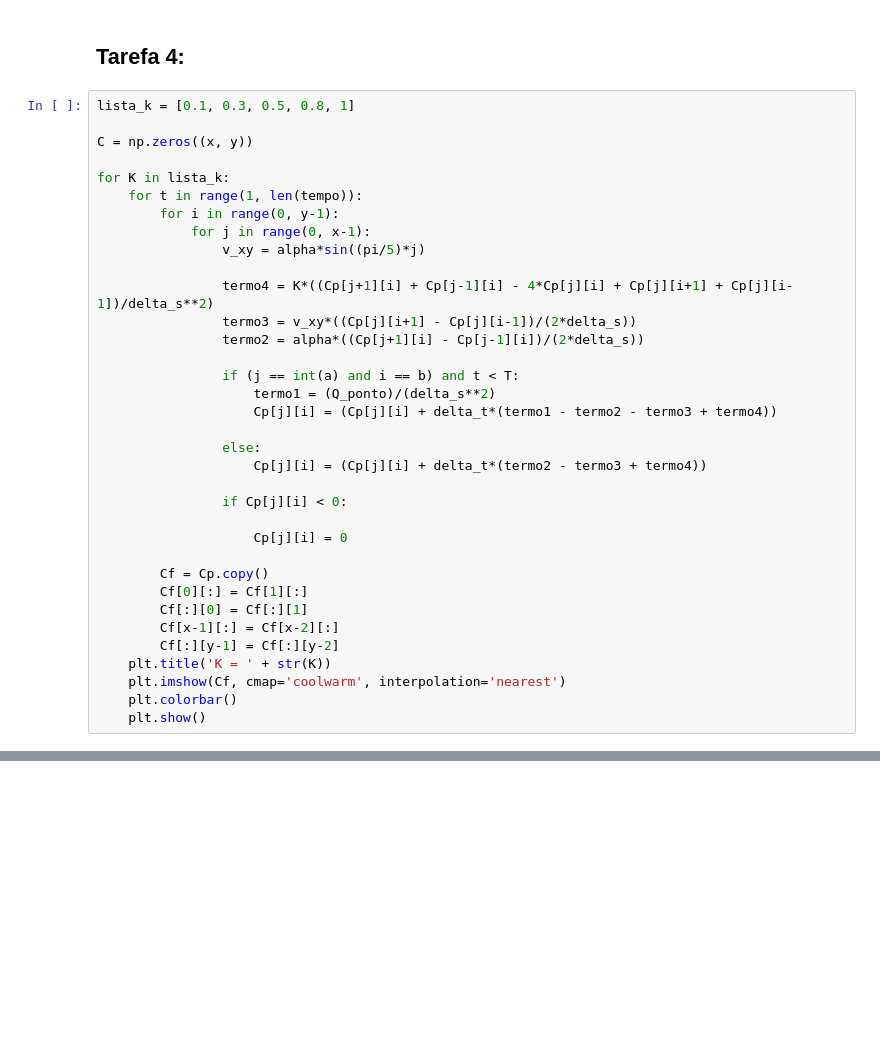
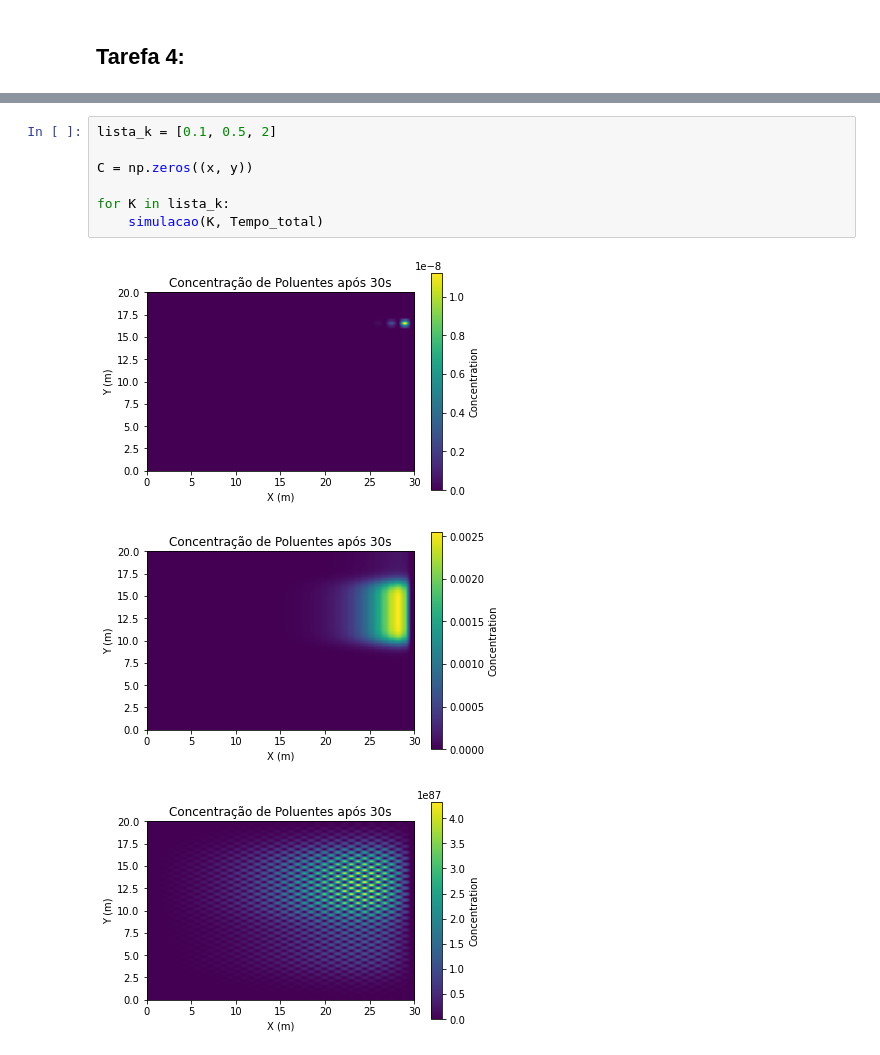
Before and after one commit to MatheusCastellucci/TransCalAPS2, a Jupyter notebook: grupo10_aps2.ipynb, the cells around one changed output, grey strips where cells are left out. Cells and saved outputs as stored; diff of their text form; blank space fills up the shorter version.

```diff
--- a/grupo10_aps2.ipynb
+++ b/grupo10_aps2.ipynb
@@ -104,37 +109,2 @@ plt.show()
 # %% [markdown]
 ## Tarefa 4:
-# %%
-lista_k = [0.1, 0.3, 0.5, 0.8, 1]
-
-C = np.zeros((x, y))
-
-for K in lista_k:
-    for t in range(1, len(tempo)):
-        for i in range(0, y-1):
-            for j in range(0, x-1):
-                v_xy = alpha*sin((pi/5)*j)
-
-                termo4 = K*((Cp[j+1][i] + Cp[j-1][i] - 4*Cp[j][i] + Cp[j][i+1] + Cp[j][i-1])/delta_s**2)
-                termo3 = v_xy*((Cp[j][i+1] - Cp[j][i-1])/(2*delta_s))
-                termo2 = alpha*((Cp[j+1][i] - Cp[j-1][i])/(2*delta_s))
-
-                if (j == int(a) and i == b) and t < T:
-                    termo1 = (Q_ponto)/(delta_s**2)
-                    Cp[j][i] = (Cp[j][i] + delta_t*(termo1 - termo2 - termo3 + termo4))
-
-                else:
-                    Cp[j][i] = (Cp[j][i] + delta_t*(termo2 - termo3 + termo4))
-
-                if Cp[j][i] < 0:
-
-                    Cp[j][i] = 0
-
-        Cf = Cp.copy()
-        Cf[0][:] = Cf[1][:]
-        Cf[:][0] = Cf[:][1]
-        Cf[x-1][:] = Cf[x-2][:]
-        Cf[:][y-1] = Cf[:][y-2]
-    plt.title('K = ' + str(K))
-    plt.imshow(Cf, cmap='coolwarm', interpolation='nearest')
-    plt.colorbar()
-    plt.show()
@@ -146,0 +111,11 @@ for K in lista_k:
+# %%
+lista_k = [0.1, 0.5, 2]
+
+C = np.zeros((x, y))
+
+for K in lista_k:
+    simulacao(K, Tempo_total)
+# %% [output]
+[figure, added]
+[figure, added]
+[figure, added]
```
Also changed, not shown: parts of 10 cells of this notebook, 1 other file.
